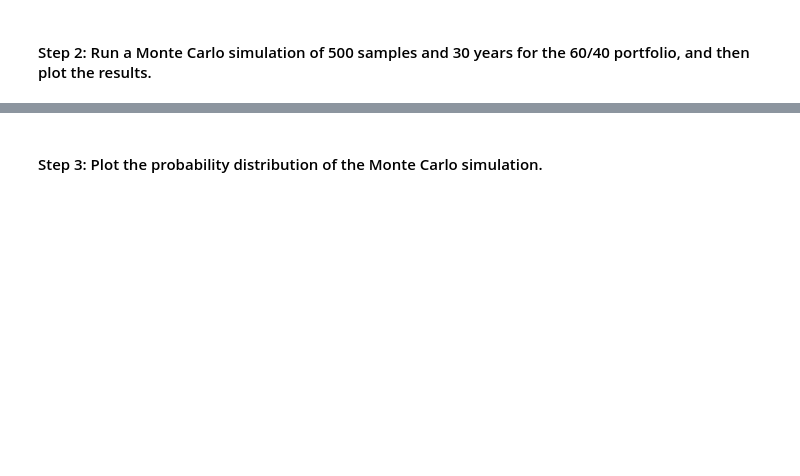
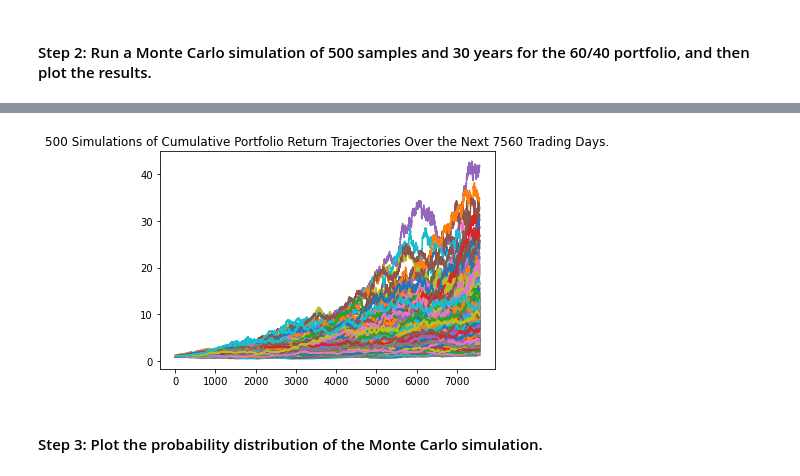
Before and after one commit to AnilVinnakota/assignment5, a Jupyter notebook: financial_planning_tools.ipynb, the cells around one changed output, grey strips where cells are left out. Cells and saved outputs as stored; diff of their text form; code cells hidden in the pictures; blank space fills up the shorter version.

```diff
--- a/financial_planning_tools.ipynb
+++ b/financial_planning_tools.ipynb
@@ -420,19 +420,26 @@ In this section, you’ll use the MCForecastTools library to create a Monte Carl
 # %%
 # Set start and end dates of 3 years back from your current date
 # Alternatively, you can use an end date of 2020-08-07 and work 3 years back from that date
-# YOUR CODE HERE
-# YOUR CODE HERE
+start_date = pd.Timestamp("2017-06-30", tz="America/New_York").isoformat()
+end_date = pd.Timestamp("2020-06-30", tz="America/New_York").isoformat()
 
 # Set number of rows to 1000 to retrieve the maximum amount of rows
-# YOUR CODE HERE
+limit_rows = 1000
 # %%
 # Use the Alpaca get_barset function to make the API call to get the 3 years worth of pricing data
 # The tickers and timeframe parameters should have been set in Part 1 of this activity
 # The start and end dates should be updated with the information set above
 # Remember to add the df property to the end of the call so the response is returned as a DataFrame
-# YOUR CODE HERE
+prices_df = alpaca.get_barset(
+  tickers,
+  timeframe,
+  start=start_date,
+  end=end_date,
+  limit=limit_rows
+).df
 
+# Review the first 5 rows of the Alpaca DataFrame
 
 # Display both the first and last five rows of the DataFrame
-# YOUR CODE HERE
-# YOUR CODE HERE
+prices_df.tail()
+prices_df.head()
@@ -442,7 +457,11 @@ In this section, you’ll use the MCForecastTools library to create a Monte Carl
 # Configure the Monte Carlo simulation to forecast 30 years cumulative returns
 # The weights should be split 40% to AGG and 60% to SPY.
 # Run 500 samples.
-# YOUR CODE HERE
-
+MC_fiveyear = MCSimulation(
+  portfolio_data = prices_df,
+  weights = [.40,.60],
+  num_simulation = 500,
+  num_trading_days = 252*30
+)
 # Review the simulation input data
-# YOUR CODE HERE
+MC_fiveyear.portfolio_data.head()
@@ -452,7 +510,10 @@ In this section, you’ll use the MCForecastTools library to create a Monte Carl
 # %%
 # Visualize the 30-year Monte Carlo simulation by creating an
 # overlay line plot
-# YOUR CODE HERE
+MC_sim_line_plot = MC_fiveyear.plot_simulation()
+MC_sim_line_plot.get_figure().savefig("MC_30year_sim_plot.png", bbox_inches="tight")
+# %% [output]
+[figure, added]
 # %% [markdown]
 #### Step 3: Plot the probability distribution of the Monte Carlo simulation.
 # %%
```
Also changed, not shown: parts of 16 cells of this notebook, 4 other files.
